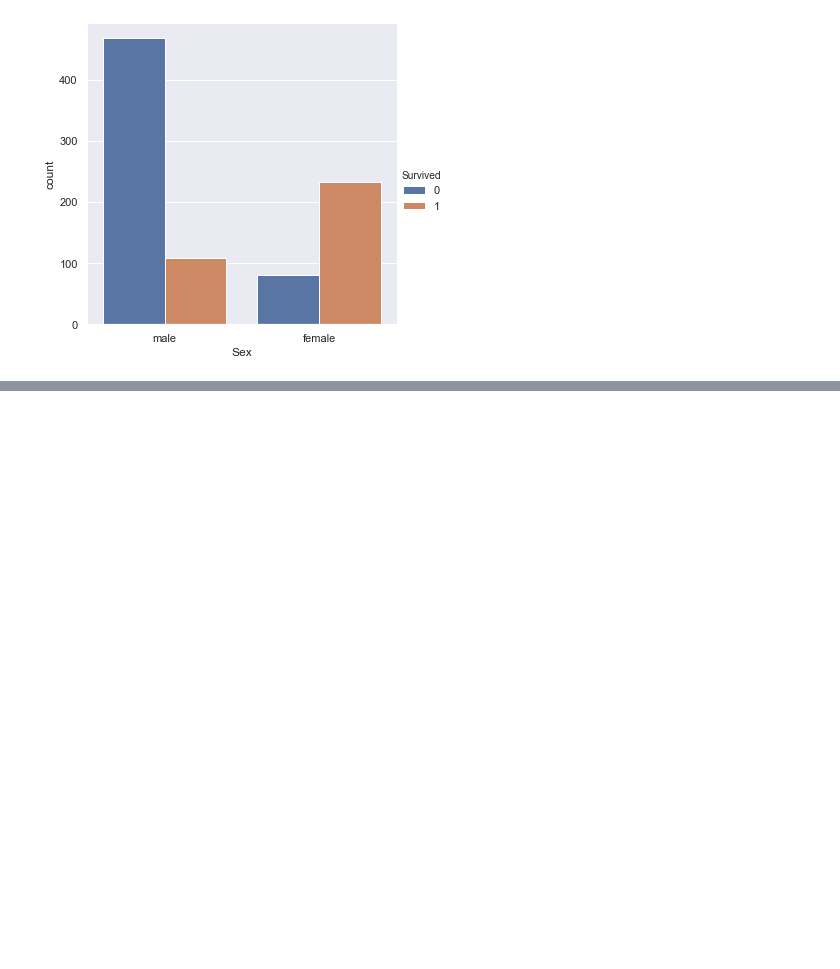
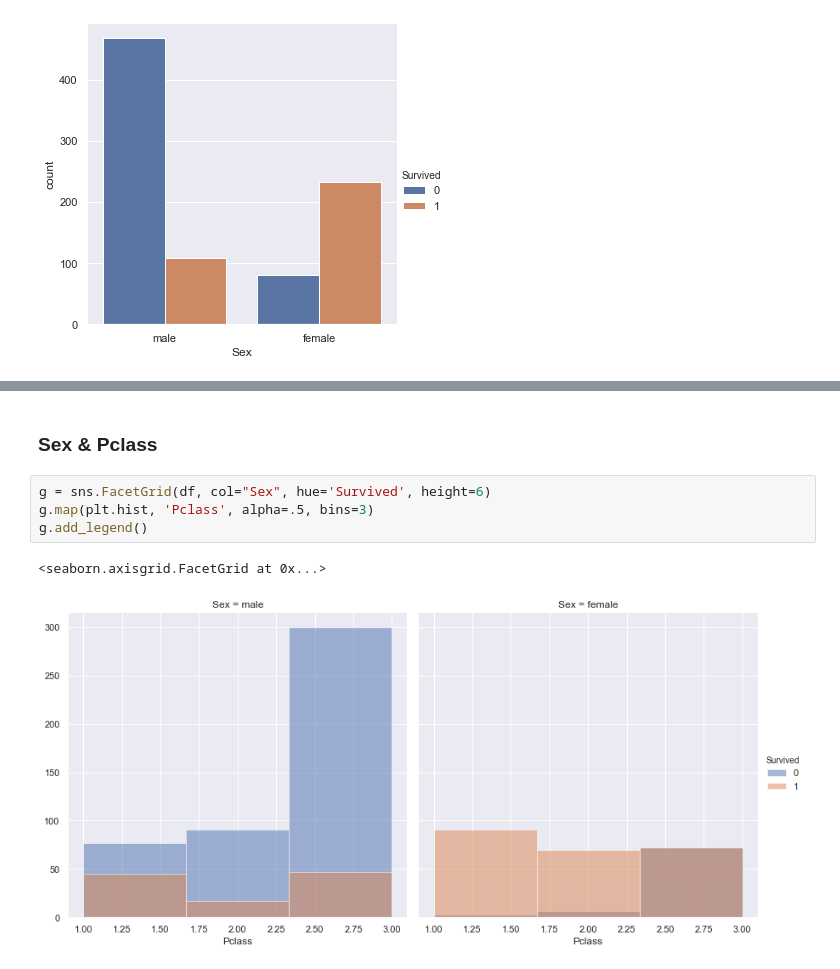
Before and after one commit to corvuslee/public, a Jupyter notebook: NWU/01. Quick EDA - Titanic.ipynb, the cells around one changed output, grey strips where cells are left out. Cells and saved outputs as stored; diff of their text form; blank space fills up the shorter version.

```diff
--- a/NWU/01. Quick EDA - Titanic.ipynb
+++ b/NWU/01. Quick EDA - Titanic.ipynb
@@ -102,0 +171,9 @@ sns.catplot(x='Embarked', kind='count', hue='Survived', data=df)
+# %% [markdown]
+### Sex & Pclass
+# %%
+g = sns.FacetGrid(df, col="Sex", hue='Survived', height=6)
+g.map(plt.hist, 'Pclass', alpha=.5, bins=3)
+g.add_legend()
+# %% [output]
+<seaborn.axisgrid.FacetGrid at 0x...>
+[figure, added]
```
Also changed, not shown: parts of 21 cells of this notebook, 1 other file.
